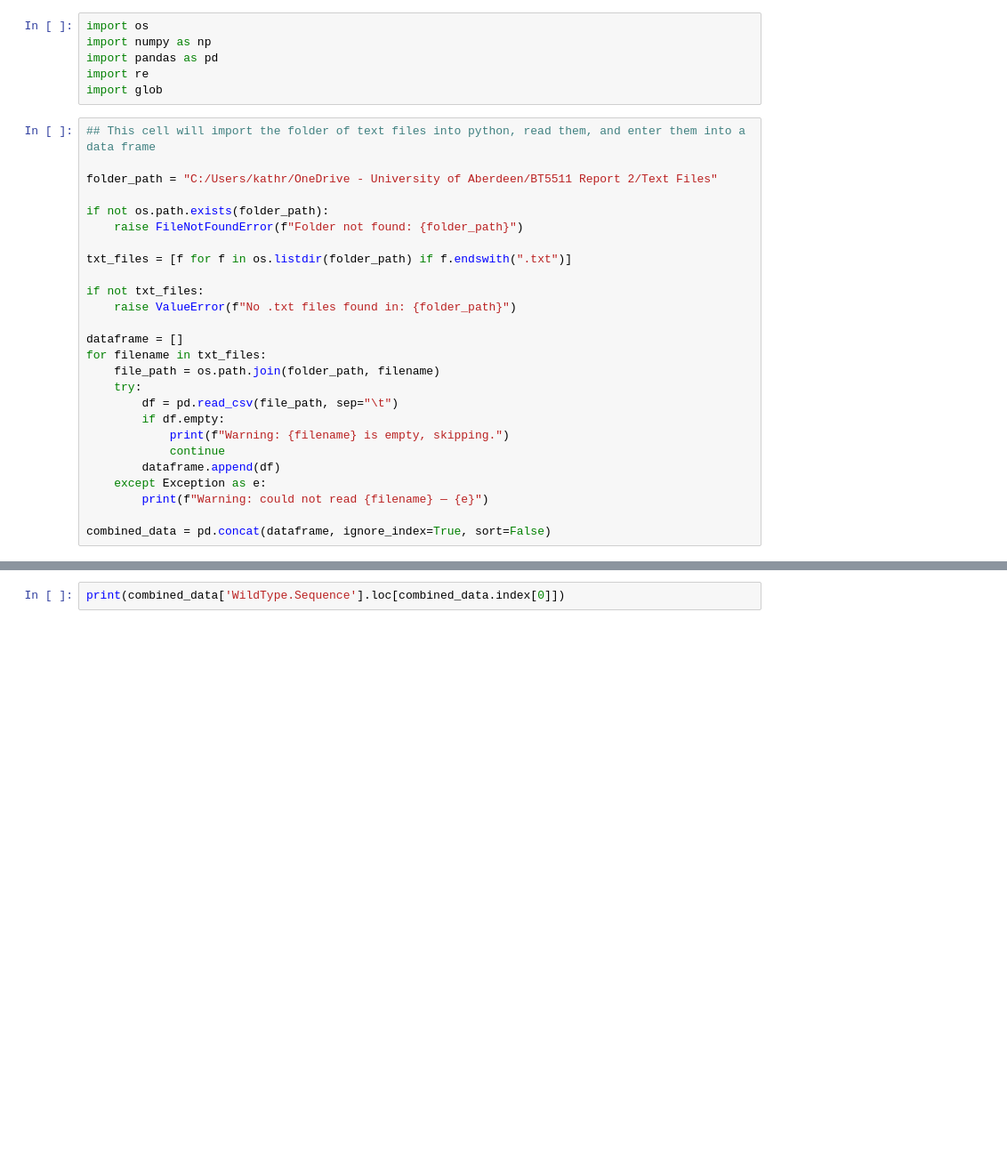
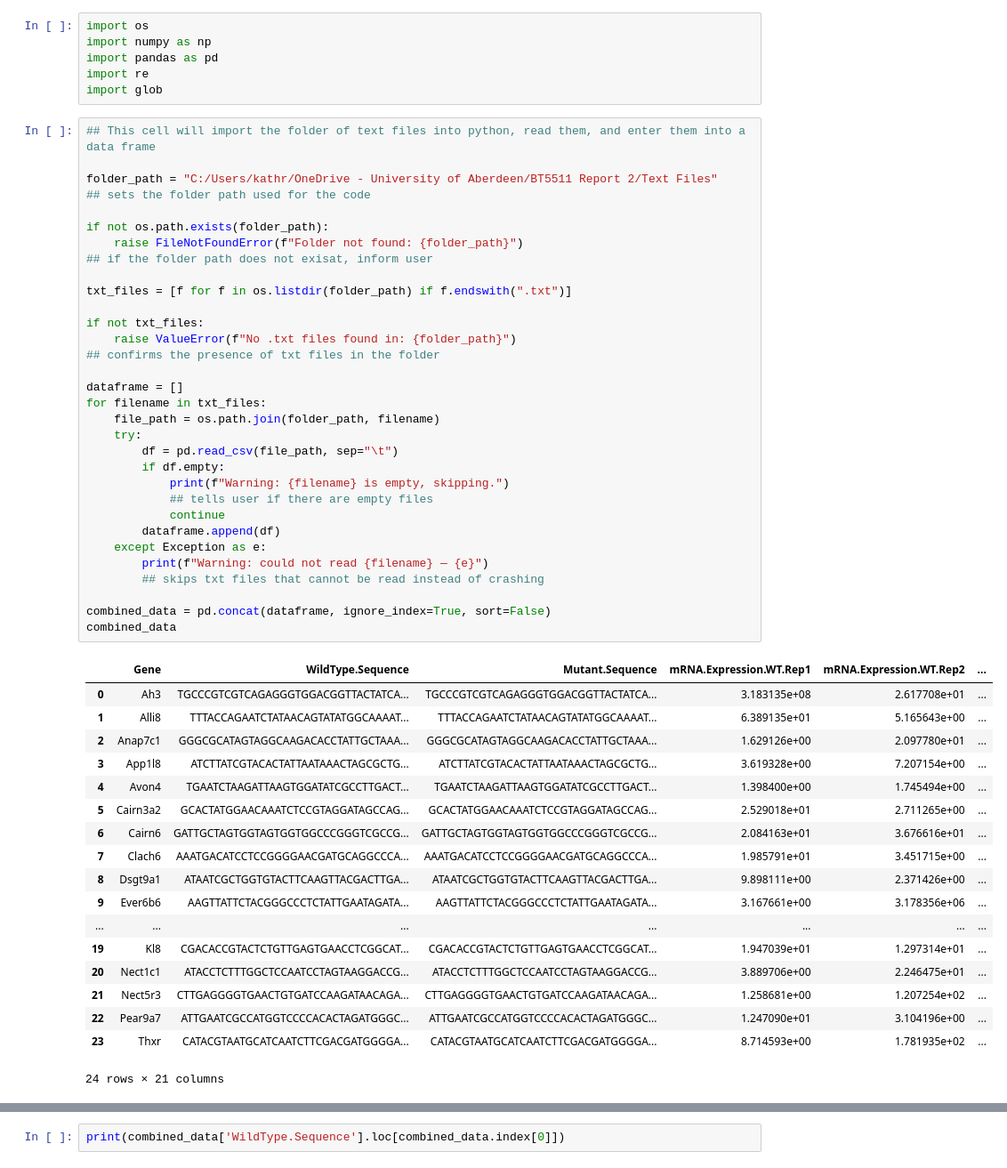
Before and after one commit to KMaiolino/BT5511_KAM, a Jupyter notebook: Biological Computation Report.ipynb, the cells around one changed output, grey strips where cells are left out. Shown at 89% size. Drawn from its saved outputs; the diff is of its cells as text; blank space fills up the shorter version.

```diff
--- a/Biological Computation Report.ipynb
+++ b/Biological Computation Report.ipynb
@@ -30,26 +30,51 @@ import glob
 # %%
 ## This cell will import the folder of text files into python, read them, and enter them into a data frame
 
 folder_path = "C:/Users/kathr/OneDrive - University of Aberdeen/BT5511 Report 2/Text Files"
+## sets the folder path used for the code
 
 if not os.path.exists(folder_path):
     raise FileNotFoundError(f"Folder not found: {folder_path}")
+## if the folder path does not exisat, inform user
 
 txt_files = [f for f in os.listdir(folder_path) if f.endswith(".txt")]
 
 if not txt_files:
     raise ValueError(f"No .txt files found in: {folder_path}")
+## confirms the presence of txt files in the folder
 
 dataframe = []
 for filename in txt_files:
     file_path = os.path.join(folder_path, filename)
     try:
         df = pd.read_csv(file_path, sep="\t")
         if df.empty:
             print(f"Warning: {filename} is empty, skipping.")
+            ## tells user if there are empty files
             continue
         dataframe.append(df)
     except Exception as e:
         print(f"Warning: could not read {filename} — {e}")
+        ## skips txt files that cannot be read instead of crashing
 
 combined_data = pd.concat(dataframe, ignore_index=True, sort=False)
+combined_data
+# %% [output]
+|  | Gene | WildType.Sequence | Mutant.Sequence | mRNA.Expression.WT.Rep1 | mRNA.Expression.WT.Rep2 | ... |
+| 0 | Ah3 | TGCCCGTCGTCAGAGGGTGGACGGTTACTATCA... | TGCCCGTCGTCAGAGGGTGGACGGTTACTATCA... | 3.183135e+08 | 2.617708e+01 | ... |
+| 1 | Alli8 | TTTACCAGAATCTATAACAGTATATGGCAAAAT... | TTTACCAGAATCTATAACAGTATATGGCAAAAT... | 6.389135e+01 | 5.165643e+00 | ... |
+| 2 | Anap7c1 | GGGCGCATAGTAGGCAAGACACCTATTGCTAAA... | GGGCGCATAGTAGGCAAGACACCTATTGCTAAA... | 1.629126e+00 | 2.097780e+01 | ... |
+| 3 | App1l8 | ATCTTATCGTACACTATTAATAAACTAGCGCTG... | ATCTTATCGTACACTATTAATAAACTAGCGCTG... | 3.619328e+00 | 7.207154e+00 | ... |
+| 4 | Avon4 | TGAATCTAAGATTAAGTGGATATCGCCTTGACT... | TGAATCTAAGATTAAGTGGATATCGCCTTGACT... | 1.398400e+00 | 1.745494e+00 | ... |
+| 5 | Cairn3a2 | GCACTATGGAACAAATCTCCGTAGGATAGCCAG... | GCACTATGGAACAAATCTCCGTAGGATAGCCAG... | 2.529018e+01 | 2.711265e+00 | ... |
+| 6 | Cairn6 | GATTGCTAGTGGTAGTGGTGGCCCGGGTCGCCG... | GATTGCTAGTGGTAGTGGTGGCCCGGGTCGCCG... | 2.084163e+01 | 3.676616e+01 | ... |
+| 7 | Clach6 | AAATGACATCCTCCGGGGAACGATGCAGGCCCA... | AAATGACATCCTCCGGGGAACGATGCAGGCCCA... | 1.985791e+01 | 3.451715e+00 | ... |
+| 8 | Dsgt9a1 | ATAATCGCTGGTGTACTTCAAGTTACGACTTGA... | ATAATCGCTGGTGTACTTCAAGTTACGACTTGA... | 9.898111e+00 | 2.371426e+00 | ... |
+| 9 | Ever6b6 | AAGTTATTCTACGGGCCCTCTATTGAATAGATA... | AAGTTATTCTACGGGCCCTCTATTGAATAGATA... | 3.167661e+00 | 3.178356e+06 | ... |
+| ... | ... | ... | ... | ... | ... | ... |
+| 19 | Kl8 | CGACACCGTACTCTGTTGAGTGAACCTCGGCAT... | CGACACCGTACTCTGTTGAGTGAACCTCGGCAT... | 1.947039e+01 | 1.297314e+01 | ... |
+| 20 | Nect1c1 | ATACCTCTTTGGCTCCAATCCTAGTAAGGACCG... | ATACCTCTTTGGCTCCAATCCTAGTAAGGACCG... | 3.889706e+00 | 2.246475e+01 | ... |
+| 21 | Nect5r3 | CTTGAGGGGTGAACTGTGATCCAAGATAACAGA... | CTTGAGGGGTGAACTGTGATCCAAGATAACAGA... | 1.258681e+00 | 1.207254e+02 | ... |
+| 22 | Pear9a7 | ATTGAATCGCCATGGTCCCCACACTAGATGGGC... | ATTGAATCGCCATGGTCCCCACACTAGATGGGC... | 1.247090e+01 | 3.104196e+00 | ... |
+| 23 | Thxr | CATACGTAATGCATCAATCTTCGACGATGGGGA... | CATACGTAATGCATCAATCTTCGACGATGGGGA... | 8.714593e+00 | 1.781935e+02 | ... |
+24 rows × 21 columns
```
Also changed, not shown: parts of 2 cells of this notebook.
